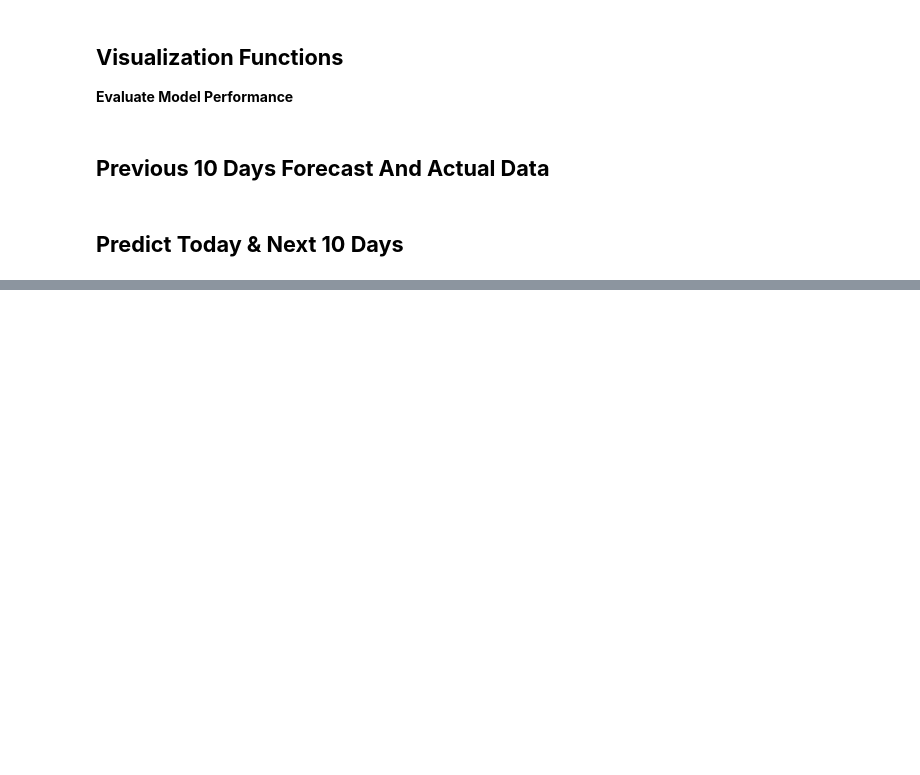
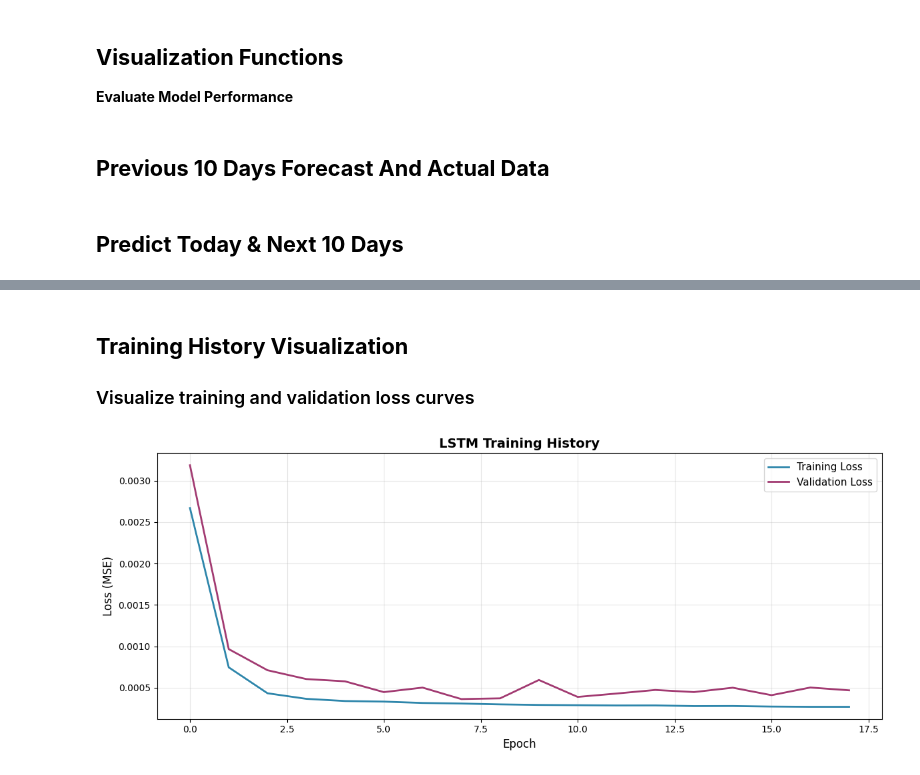
Before and after one commit to ShakhzodMirmuminov/Weather_predection_model, a Jupyter notebook: main.ipynb, the cells around one changed output, grey strips where cells are left out. Saved outputs shown, nothing was run; the diff lists cells and outputs as text; code cells hidden in the pictures; blank space fills up the shorter version.

```diff
--- a/main.ipynb
+++ b/main.ipynb
@@ -2158,0 +832,16 @@ Pressure: 1030 hPa
+# %%
+DATA_PATH = './data/tashkent_weather_23years.csv'
+
+# LSTM Hyperparameters
+SEQUENCE_LENGTH =168     # Use last 7 days weatehr info to predict
+EPOCHS = 50
+BATCH_SIZE = 32
+LEARNING_RATE = 0.001
+HIDDEN_SIZE = 50
+NUM_LAYERS = 2
+DROPOUT = 0.2
+
+# Data Split Ratios
+TRAIN_RATIO = 0.7   # 70% training
+VAL_RATIO = 0.15    # 15%  validation
+TEST_RATIO = 0.15   # 15% testing
@@ -2158,0 +1122,28 @@ Pressure: 1030 hPa
+# %% [markdown]
+
+## **Training History Visualization**
+### Visualize training and validation loss curves
+# %%
+def plot_training_history(history):
+    """Plot training curves"""
+    plt.figure(figsize=(12, 5))
+
+    plt.plot(history['train_loss'], label='Training Loss', linewidth=2, color='#2E86AB')
+    plt.plot(history['val_loss'], label='Validation Loss', linewidth=2, color='#A23B72')
+    plt.xlabel('Epoch', fontsize=12)
+    plt.ylabel('Loss (MSE)', fontsize=12)
+    plt.title('LSTM Training History', fontsize=14, fontweight='bold')
+    plt.legend(fontsize=11)
+    plt.grid(True, alpha=0.3)
+    plt.tight_layout()
+    plt.show()
+
+    print(f" Training Summary:")
+    print(f"  • Total epochs: {len(history['train_loss'])}")
+    print(f"  • Final train loss: {history['train_loss'][-1]:.6f}")
+    print(f"  • Final val loss: {history['val_loss'][-1]:.6f}")
+
+# Plot training history
+plot_training_history(history)
+# %% [output]
+[figure, added]
```
Also changed, not shown: parts of 30 cells of this notebook.
